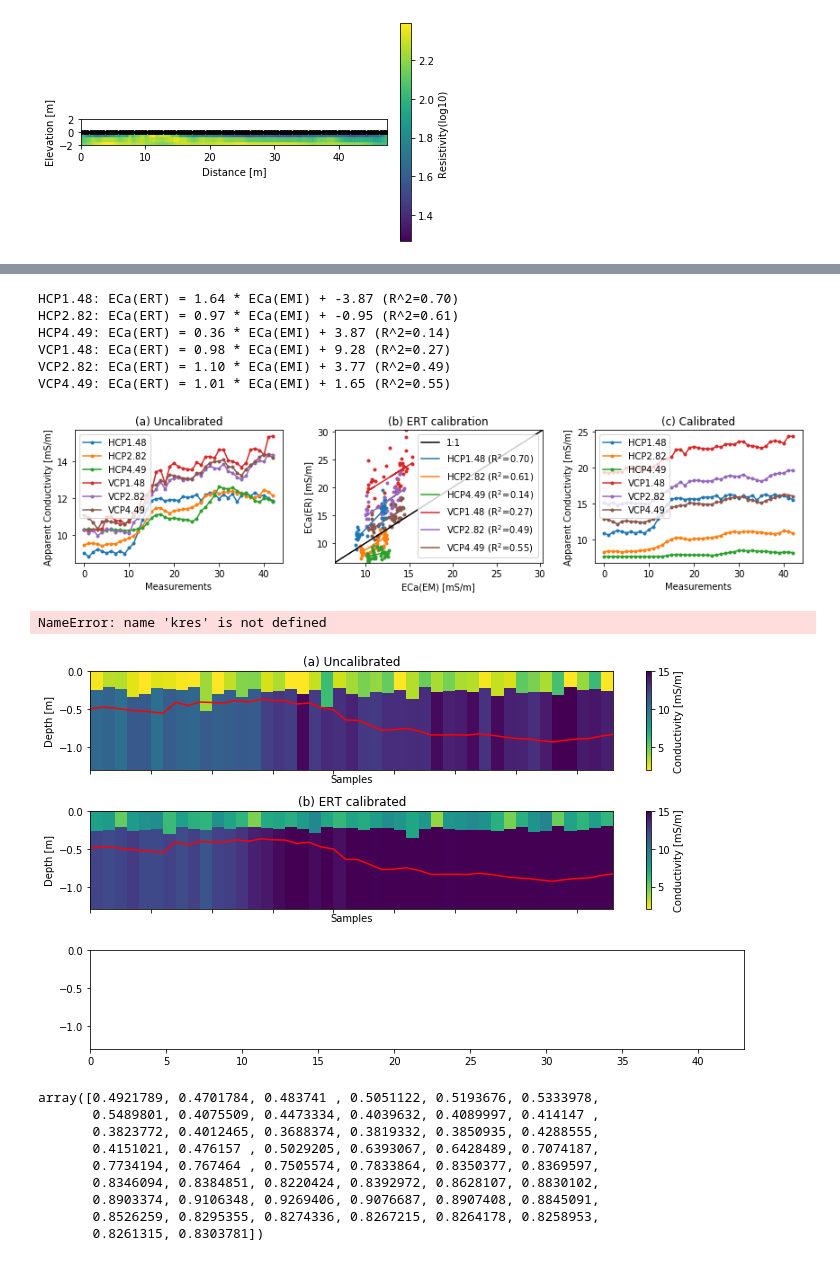
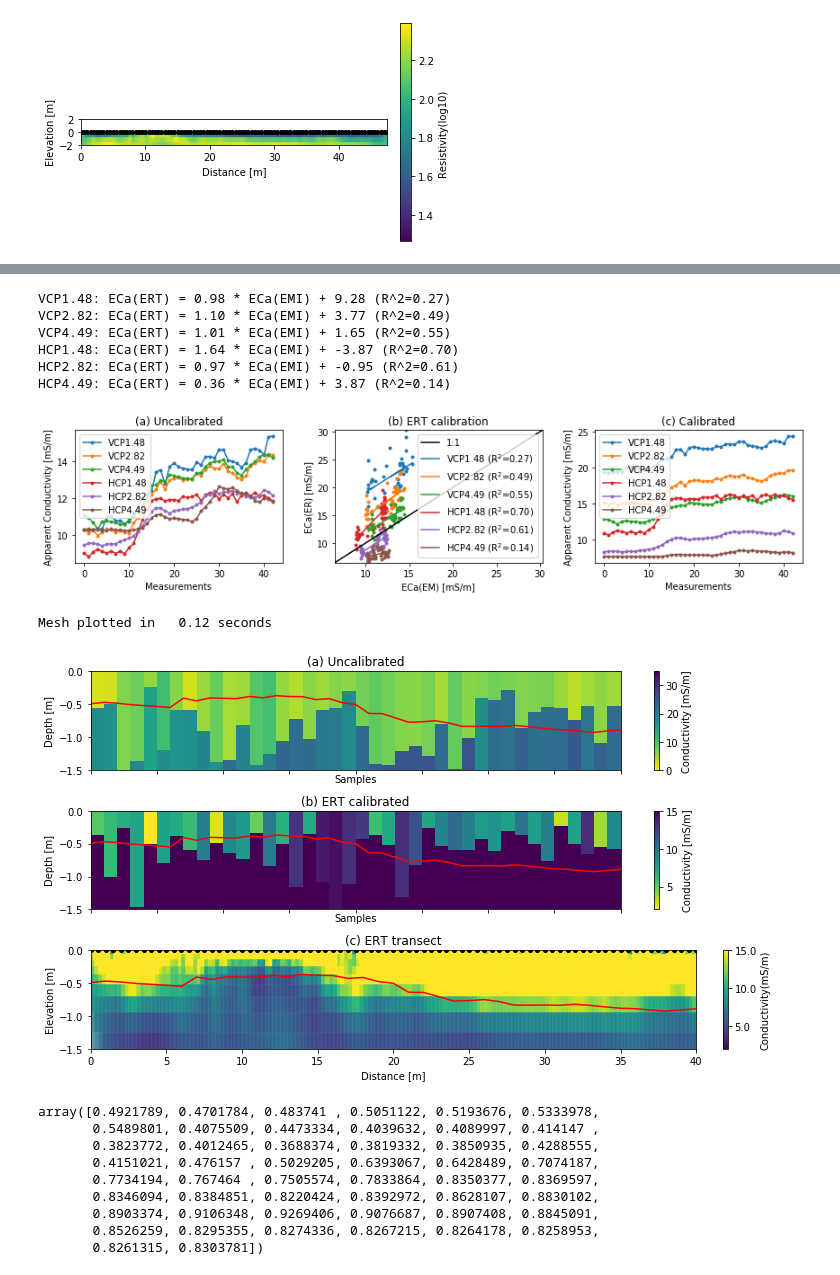
Before and after one commit to hkexgroup/emagpy, a Jupyter notebook: src/em-paper.ipynb, the cells around one changed output, grey strips where cells are left out. Drawn from its saved outputs; the diff is of its cells as text; code cells hidden in the pictures.

Commit message:
updated calibration plot

```diff
--- a/src/em-paper.ipynb
+++ b/src/em-paper.ipynb
@@ -227,19 +227,21 @@ NameError: name 'kres' is not defined
 # %%
 fnameEC = datadir + 'boxford-calib/eri_ec.csv'
-fnameECa = datadir + 'boxford-calib/eca_calibration.csv'
+fnameECa = datadir + 'boxford-calib/eca_calibration2.csv'
 
 # non calibrated
 k1 = Problem()
 k1.createSurvey(fnameECa)
 k1.show()
+k1.hx = np.array([1,1,1,1,1,1])
 k1.setInit(depths0=[0.4], fixedDepths=[False], conds0=[5, 15])
-k1.invert(forwardModel='CS', method='ROPE', bnds=[(0.2, 0.8), (0, 10), (8, 25)])
+k1.invert(forwardModel='FSeq', method='ROPE', bnds=[(0.2, 2), (0, 50), (0, 50)])
 
 # ERT calibrated
 k2 = Problem()
 k2.createSurvey(fnameECa)
+k2.hx = np.array([1,1,1,1,1,1])
 k2.setInit(depths0=[0.4], fixedDepths=[False], conds0=[5, 15])
 k2.calibrate(fnameECa, fnameEC, forwardModel='FSeq') # plot calibration
 k2.calibrate(fnameECa, fnameEC, forwardModel='FSeq', apply=True) # apply the calibration
-k2.invert(forwardModel='CS', method='ROPE', bnds=[(0.2, 0.8), (0, 10), (8, 20)])
+k2.invert(forwardModel='FSeq', method='ROPE', bnds=[(0.2, 2), (0, 50), (0, 50)])
 # %% [output]
@@ -278,35 +280,35 @@ k2.show(ax=ax)
 ax.set_title('(c) Calibrated')
 fig.tight_layout()
 # %% [output]
+VCP1.48: ECa(ERT) = 0.98 * ECa(EMI) + 9.28 (R^2=0.27)
+VCP2.82: ECa(ERT) = 1.10 * ECa(EMI) + 3.77 (R^2=0.49)
+VCP4.49: ECa(ERT) = 1.01 * ECa(EMI) + 1.65 (R^2=0.55)
 HCP1.48: ECa(ERT) = 1.64 * ECa(EMI) + -3.87 (R^2=0.70)
 HCP2.82: ECa(ERT) = 0.97 * ECa(EMI) + -0.95 (R^2=0.61)
 HCP4.49: ECa(ERT) = 0.36 * ECa(EMI) + 3.87 (R^2=0.14)
-VCP1.48: ECa(ERT) = 0.98 * ECa(EMI) + 9.28 (R^2=0.27)
-VCP2.82: ECa(ERT) = 1.10 * ECa(EMI) + 3.77 (R^2=0.49)
-VCP4.49: ECa(ERT) = 1.01 * ECa(EMI) + 1.65 (R^2=0.55)
-[figure, old version]
+[figure, new version]
 # %%
 fig, axs = plt.subplots(3, 1, sharey=True, sharex=True, figsize=(10,6))
 peatdepths = pd.read_csv(datadir + 'boxford-calib/peat depth.dat', sep="\t")
 peatdepths.values[:,1]
 ax = axs[0]
-k1.showResults(ax=ax, vmin=2, vmax=15)
+k1.showResults(ax=ax, vmin=0, vmax=35)
 ax.plot(-peatdepths.values[:,1], 'r-')
 ax.set_title('(a) Uncalibrated')
 ax = axs[1]
 k2.showResults(ax=ax, vmin=2, vmax=15)
 ax.plot(-peatdepths.values[:,1], 'r-')
 ax.set_title('(b) ERT calibrated')
 ax = axs[2]
 kres.showResults(ax=ax, contour=False, attr='Conductivity(mS/m)', zlim=[-1.5, 0], vmin=2, vmax=15)
 ax.set_title('(c) ERT transect')
 ax.plot(-peatdepths.values[:,1], 'r-')
 ax.set_xlim([0, 40])
 ax.set_aspect('auto')
 fig.savefig(outputdir + 'calibrated-inv.jpg', dpi=500)
 # %% [output]
-NameError: name 'kres' is not defined
+Mesh plotted in   0.12 seconds
-[figure, old version]
+[figure, new version]
 # %%
 peatdepths.values[:,1]
 # %% [output]
```
Also changed, not shown: parts of 3 cells of this notebook, 5 other files.
